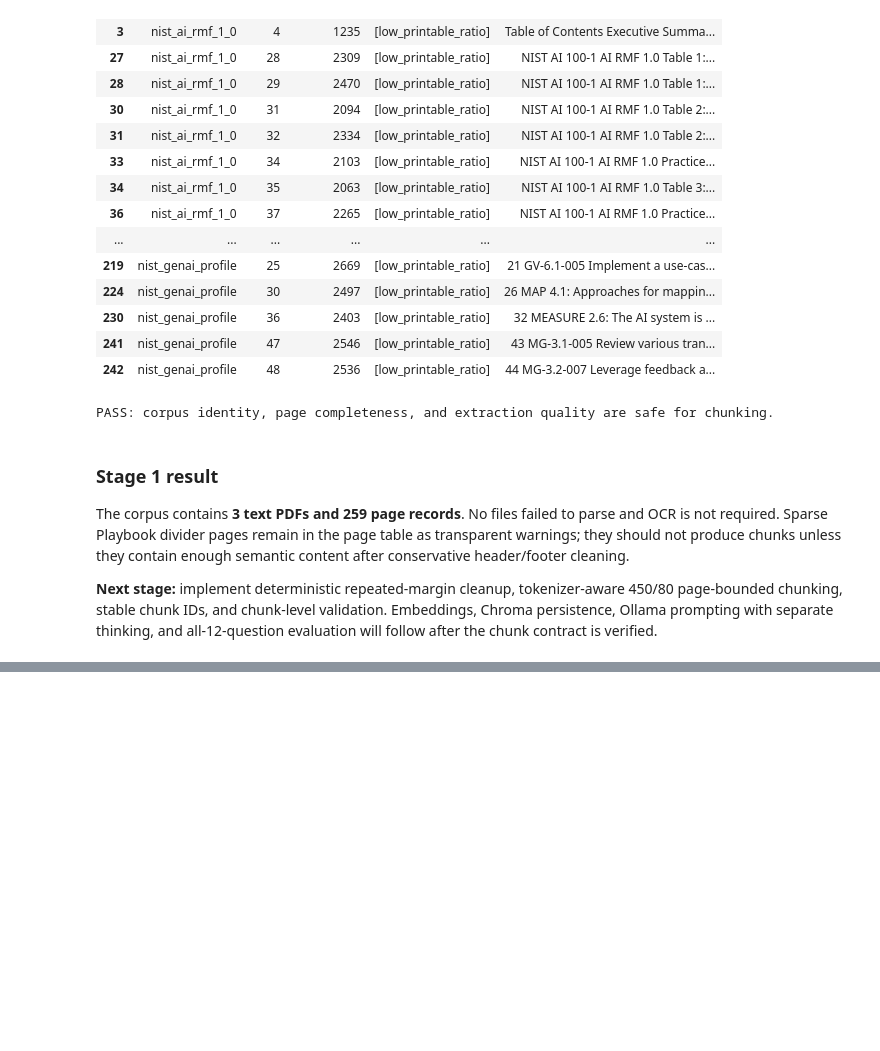
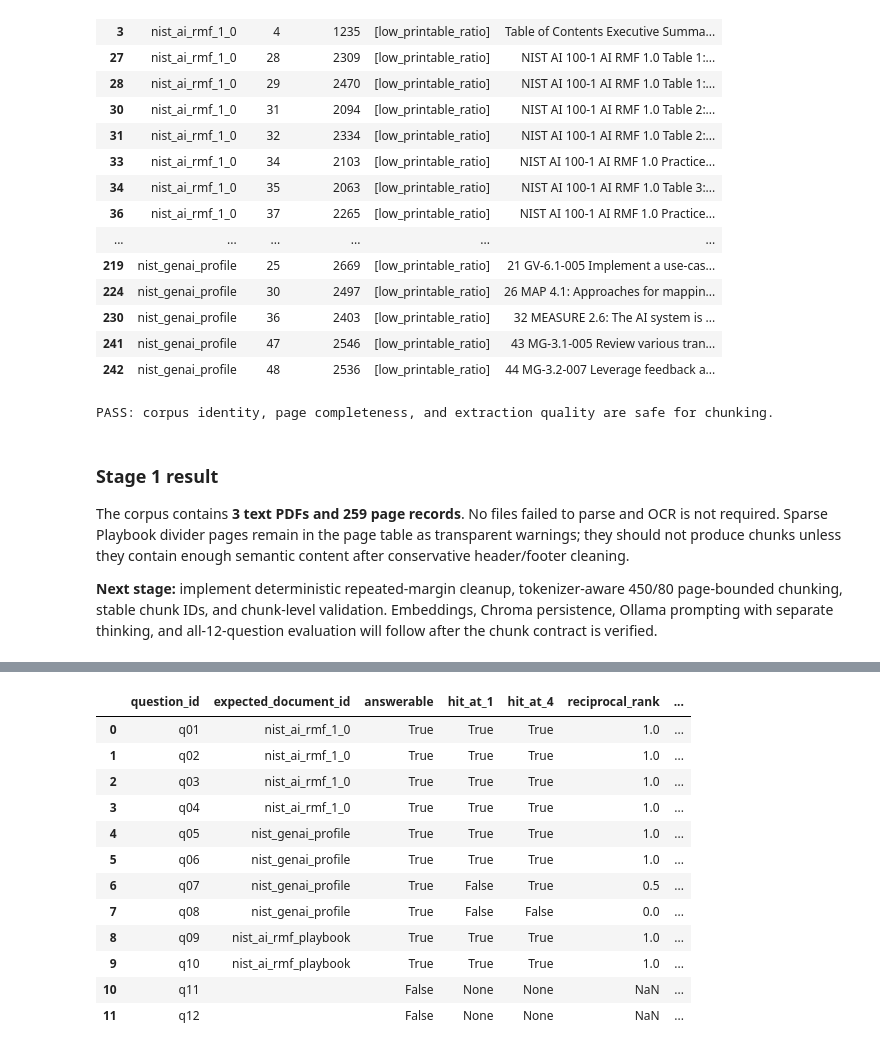
Before and after one commit to Gamal-Asran/RAG-Powered-Document-Assistant, a Jupyter notebook: notebooks/rag_pipeline.ipynb, the cells around one changed output, grey strips where cells are left out. Cells and saved outputs as stored; diff of their text form; code cells hidden in the pictures; blank space fills up the shorter version.

```diff
--- a/notebooks/rag_pipeline.ipynb
+++ b/notebooks/rag_pipeline.ipynb
@@ -465,0 +1046,98 @@ The corpus contains **3 text PDFs and 259 page records**. No files failed to par
+# %%
+def normalize_answerable(value: object) -> bool:
+    if isinstance(value, (bool, np.bool_)):
+        return bool(value)
+    if isinstance(value, str) and value.strip().casefold() in {"true", "false"}:
+        return value.strip().casefold() == "true"
+    raise ValueError(f"Invalid answerable value: {value!r}")
+
+
+def load_evaluation_questions(path: Path) -> pd.DataFrame:
+    frame = pd.read_csv(path, dtype=str, keep_default_na=False)
+    required = {"question_id", "question", "expected_document_id", "expected_answer_points", "answerable"}
+    if required - set(frame.columns) or len(frame) != 12:
+        raise ValueError("Evaluation requires exactly 12 rows and all five required columns.")
+    for col in ("question_id", "question", "expected_document_id"):
+        frame[col] = frame[col].str.strip()
+    if not frame.question_id.ne("").all() or not frame.question_id.is_unique or not frame.question.ne("").all():
+        raise ValueError("Questions and IDs must be nonempty; IDs must be unique.")
+    frame["answerable"] = frame.answerable.map(normalize_answerable)
+    frame["expected_document_id"] = frame.expected_document_id.map(lambda s: "" if s.casefold() == "none" else s)
+    known = {source.document_id for source in sources}
+    if set(frame.expected_document_id) - known - {""}:
+        raise ValueError("Unknown expected document ID.")
+    if frame.loc[frame.answerable, "expected_document_id"].eq("").any():
+        raise ValueError("Answerable questions require an expected document.")
+    return frame
+
+
+def chunk_diagnostics(chunk: RetrievedChunk) -> dict[str, bool]:
+    text = chunk.text
+    words = re.findall(r"[A-Za-z]{2,}", text)
+    sparse = int(chunk.metadata["token_count"]) < 40 or len(words) < 20
+    years = len(re.findall(r"\b(?:19|20)\d{2}\b", text))
+    links = len(re.findall(r"https?://|doi\b", text, re.I))
+    bibliography = bool(re.search(r"(?im)^\s*(?:references|bibliography)\s*$", text)) or (years >= 3 and links >= 2) or (years >= 4 and len(re.findall(r"[();]", text)) >= 8)
+    return {"divider_or_near_empty": sparse, "likely_bibliography": bibliography,
+            "meaningful_body": not sparse and not bibliography, "low_similarity": chunk.similarity < 0.35}
+
+
+evaluation_questions = load_evaluation_questions(EVALUATION_PATH)
+collection_ids_before = set(collection.get(include=[])["ids"])
+retrieval_by_question: dict[str, list[RetrievedChunk]] = {}
+retrieval_rows, metric_rows = [], []
+for q in evaluation_questions.itertuples():
+    results = retrieve(q.question, model=embedding_model, collection=collection, top_k=4)
+    assert len(results) == 4
+    retrieval_by_question[q.question_id] = results
+    flags = [chunk_diagnostics(r) for r in results]
+    ranks = [rank for rank, r in enumerate(results, 1) if r.metadata["document_id"] == q.expected_document_id]
+    polluted = any(f["divider_or_near_empty"] or f["likely_bibliography"] for f in flags)
+    status = "NEGATIVE_CONTROL" if not q.answerable else "MISS" if not ranks else "PARTIAL" if polluted else "PASS"
+    pages = [(r.metadata["document_id"], r.metadata["page"]) for r in results]
+    metric_rows.append(dict(question_id=q.question_id, hit_at_1=(1 in ranks) if q.answerable else None,
+        hit_at_4=bool(ranks) if q.answerable else None, reciprocal_rank=(1 / ranks[0] if ranks else 0) if q.answerable else None,
+        expected_document_chunks=len(ranks) if q.answerable else None, top_one_similarity=results[0].similarity,
+        fourth_similarity=results[3].similarity, retrieval_status=status,
+        duplicate_pages=[f"{doc}:p{page} ({count} chunks)" for (doc, page), count in Counter(pages).items() if count > 1],
+        all_four_one_page=len(set(pages)) == 1))
+    for rank, (r, diagnostics) in enumerate(zip(results, flags), 1):
+        retrieval_rows.append(dict(question_id=q.question_id, question=q.question, answerable=q.answerable,
+            expected_document_id=q.expected_document_id, rank=rank, similarity=r.similarity, distance=r.distance,
+            **{key: r.metadata[key] for key in ("document_id", "title", "page", "chunk_id", "token_count")},
+            text_preview=re.sub(r"\s+", " ", r.text)[:240], **diagnostics))
+retrieval_results_df = pd.DataFrame(retrieval_rows)
+retrieval_evaluation_df = evaluation_questions.drop(columns="expected_answer_points").merge(pd.DataFrame(metric_rows), on="question_id", validate="one_to_one")
+answerable_retrieval = retrieval_evaluation_df.loc[retrieval_evaluation_df.answerable]
+retrieval_metrics = {"hit_at_1": float(answerable_retrieval.hit_at_1.mean()), "hit_at_4": float(answerable_retrieval.hit_at_4.mean()),
+    "mean_reciprocal_rank": float(answerable_retrieval.reciprocal_rank.mean()),
+    "mean_top_one_similarity": float(answerable_retrieval.top_one_similarity.mean()),
+    "mean_fourth_similarity": float(answerable_retrieval.fourth_similarity.mean()),
+    "hit_at_4_by_document": answerable_retrieval.groupby("expected_document_id").hit_at_4.mean().to_dict(),
+    "missed_question_ids": answerable_retrieval.loc[answerable_retrieval.retrieval_status.eq("MISS"), "question_id"].tolist()}
+source_distribution = retrieval_results_df.groupby("document_id").size().to_dict()
+display(retrieval_evaluation_df.drop(columns="question").round(4))
+display(pd.Series(retrieval_metrics, name="retrieval metrics"))
+display(pd.Series(source_distribution, name="retrieved results per document"))
+print("Quality flag counts:", retrieval_results_df[["divider_or_near_empty", "likely_bibliography", "low_similarity"]].sum().to_dict())
+problem_ids = retrieval_evaluation_df.loc[retrieval_evaluation_df.retrieval_status.isin(["MISS", "PARTIAL"]), "question_id"].tolist()
+from IPython.display import Markdown
+for qid in problem_ids:
+    display(Markdown(f"### {qid}: retrieved evidence ({retrieval_evaluation_df.set_index('question_id').loc[qid, 'retrieval_status']})"))
+    for rank, r in enumerate(retrieval_by_question[qid], 1):
+        print(f"Rank {rank} | {r.chunk_id} | similarity={r.similarity:.4f} | {chunk_diagnostics(r)}\n{r.text}\n")
+print(f"{'PASS' if retrieval_metrics['hit_at_4'] >= .90 else 'WARN'}: Hit@4={retrieval_metrics['hit_at_4']:.3f}; target >= 0.90. Vector store unchanged.")
+# %% [output]
+|  | question_id | expected_document_id | answerable | hit_at_1 | hit_at_4 | reciprocal_rank | ... |
+| 0 | q01 | nist_ai_rmf_1_0 | True | True | True | 1.0 | ... |
+| 1 | q02 | nist_ai_rmf_1_0 | True | True | True | 1.0 | ... |
+| 2 | q03 | nist_ai_rmf_1_0 | True | True | True | 1.0 | ... |
+| 3 | q04 | nist_ai_rmf_1_0 | True | True | True | 1.0 | ... |
+| 4 | q05 | nist_genai_profile | True | True | True | 1.0 | ... |
+| 5 | q06 | nist_genai_profile | True | True | True | 1.0 | ... |
+| 6 | q07 | nist_genai_profile | True | False | True | 0.5 | ... |
+| 7 | q08 | nist_genai_profile | True | False | False | 0.0 | ... |
+| 8 | q09 | nist_ai_rmf_playbook | True | True | True | 1.0 | ... |
+| 9 | q10 | nist_ai_rmf_playbook | True | True | True | 1.0 | ... |
+| 10 | q11 |  | False | None | None | NaN | ... |
+| 11 | q12 |  | False | None | None | NaN | ... |
```
Also changed, not shown: parts of 30 cells of this notebook.
